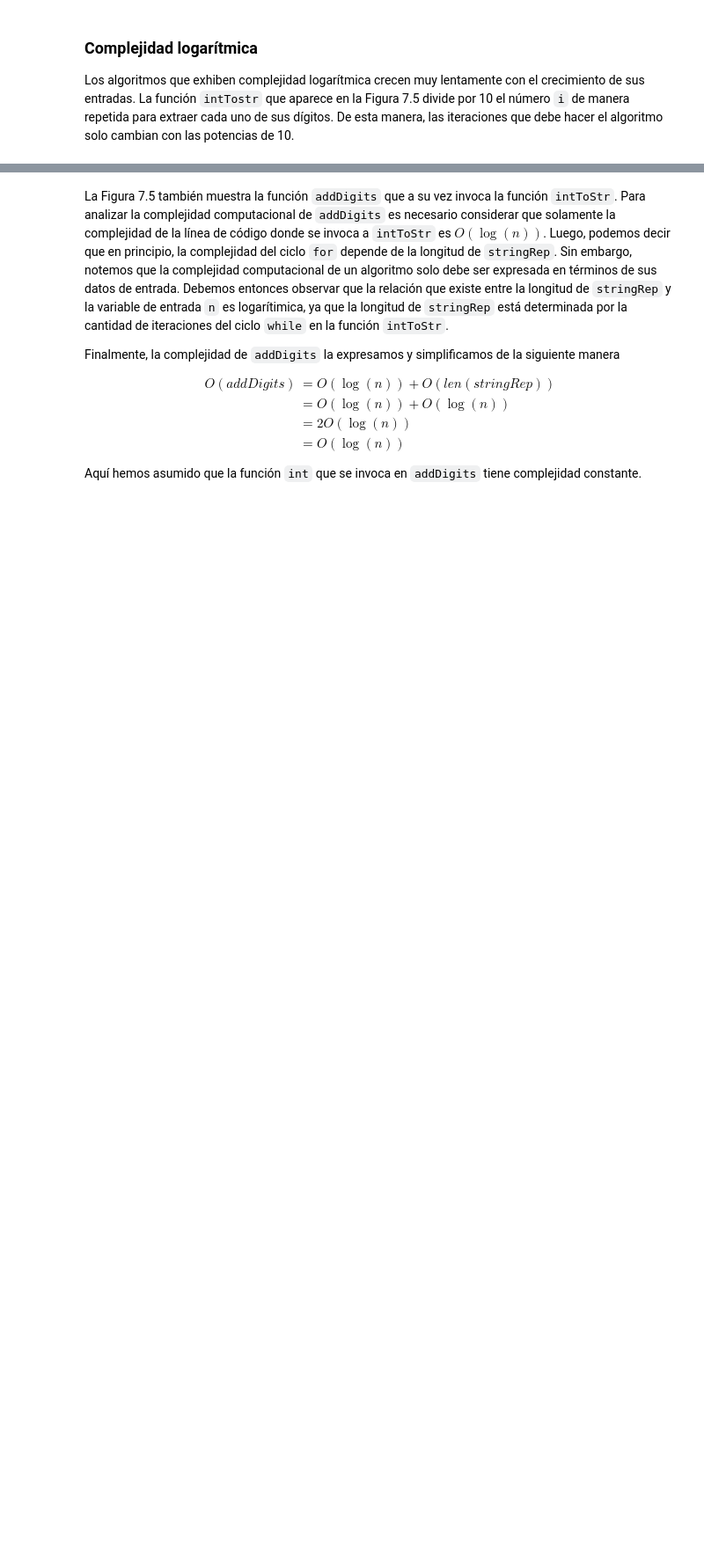
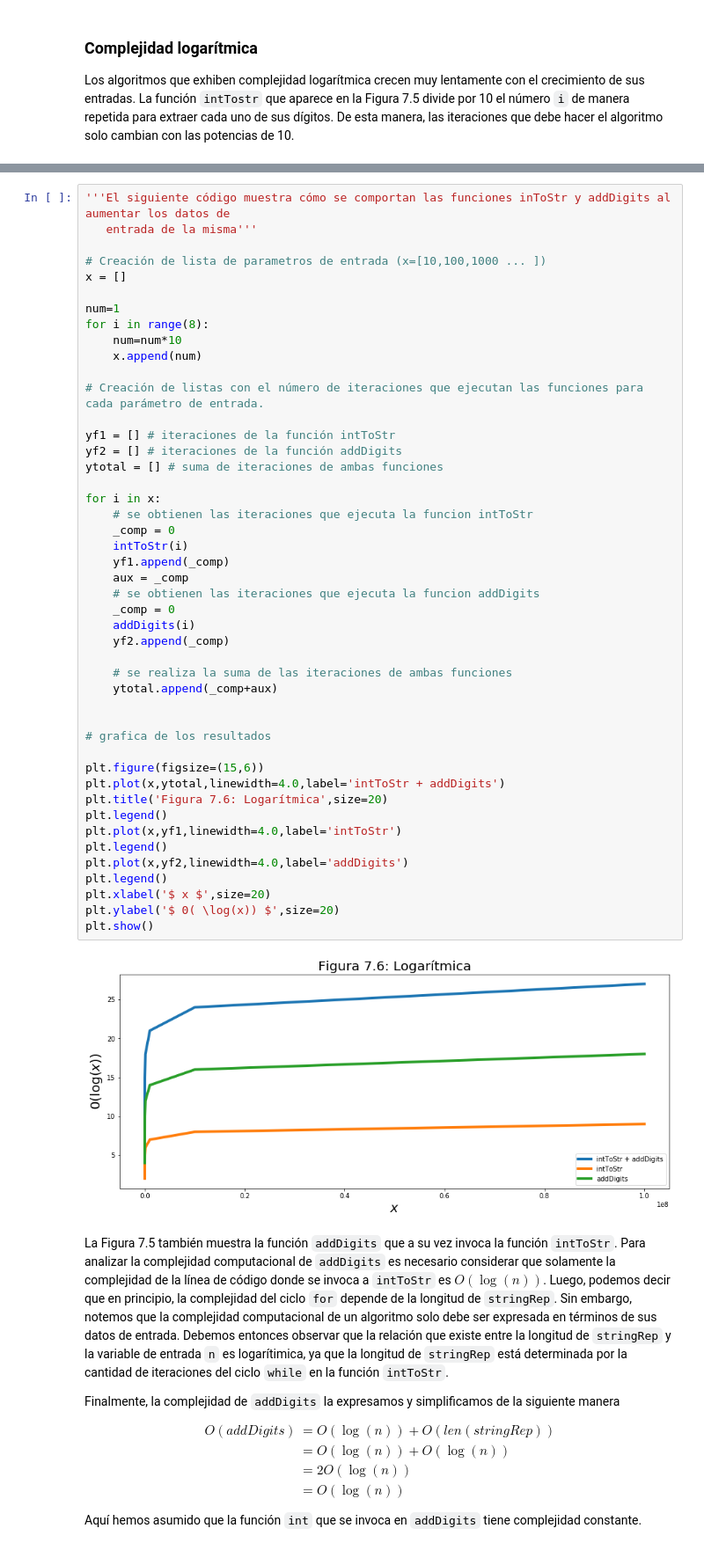
Before and after one commit to sisaza/informatica, a Jupyter notebook: Unidad7/Unidad7.ipynb, the cells around one changed output, grey strips where cells are left out. Shown: that part at 88% size. Drawn from its saved outputs; the diff is of its cells as text; blank space fills up the shorter version.

```diff
--- a/Unidad7/Unidad7.ipynb
+++ b/Unidad7/Unidad7.ipynb
@@ -312,3 +263,51 @@ plt.show()
+# %%
+'''El siguiente código muestra cómo se comportan las funciones inToStr y addDigits al aumentar los datos de
+   entrada de la misma'''
+
+# Creación de lista de parametros de entrada (x=[10,100,1000 ... ])
+x = []
+
+num=1
+for i in range(8):
+    num=num*10
+    x.append(num)
+
+# Creación de listas con el número de iteraciones que ejecutan las funciones para cada parámetro de entrada.
+
+yf1 = [] # iteraciones de la función intToStr
+yf2 = [] # iteraciones de la función addDigits
+ytotal = [] # suma de iteraciones de ambas funciones
+
+for i in x:
+    # se obtienen las iteraciones que ejecuta la funcion intToStr
+    _comp = 0
+    intToStr(i)
+    yf1.append(_comp)
+    aux = _comp
+    # se obtienen las iteraciones que ejecuta la funcion addDigits
+    _comp = 0
+    addDigits(i)
+    yf2.append(_comp)
+
+    # se realiza la suma de las iteraciones de ambas funciones
+    ytotal.append(_comp+aux)
+
+
+# grafica de los resultados
+
+plt.figure(figsize=(15,6))
+plt.plot(x,ytotal,linewidth=4.0,label='intToStr + addDigits')
+plt.title('Figura 7.6: Logarítmica',size=20)
+plt.legend()
+plt.plot(x,yf1,linewidth=4.0,label='intToStr')
+plt.legend()
+plt.plot(x,yf2,linewidth=4.0,label='addDigits')
+plt.legend()
+plt.xlabel('$ x $',size=20)
+plt.ylabel('$ 0( \log(x)) $',size=20)
+plt.show()
+# %% [output]
+[figure, added]
 # %% [markdown]
 La Figura 7.5 también muestra la función `addDigits` que a su vez invoca la función `intToStr`. Para analizar la complejidad computacional de `addDigits` es necesario considerar que solamente la complejidad de la línea de código donde se invoca a `intToStr` es $ O(\log(n)) $. Luego, podemos decir que en principio, la complejidad del ciclo `for` depende de la longitud de `stringRep`. Sin embargo, notemos que la complejidad computacional de un algoritmo solo debe ser expresada en términos de sus datos de entrada. Debemos entonces observar que la relación que existe entre la longitud de `stringRep` y la variable de entrada `n` es logarítimica, ya que la longitud de `stringRep` está determinada por la cantidad de iteraciones del ciclo `while` en la función `intToStr`.
 
```
Also changed, not shown: parts of 18 cells of this notebook.
